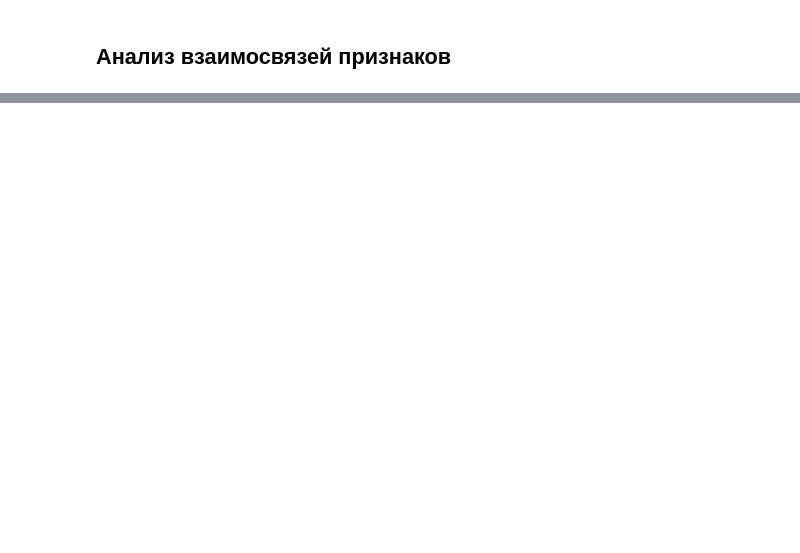
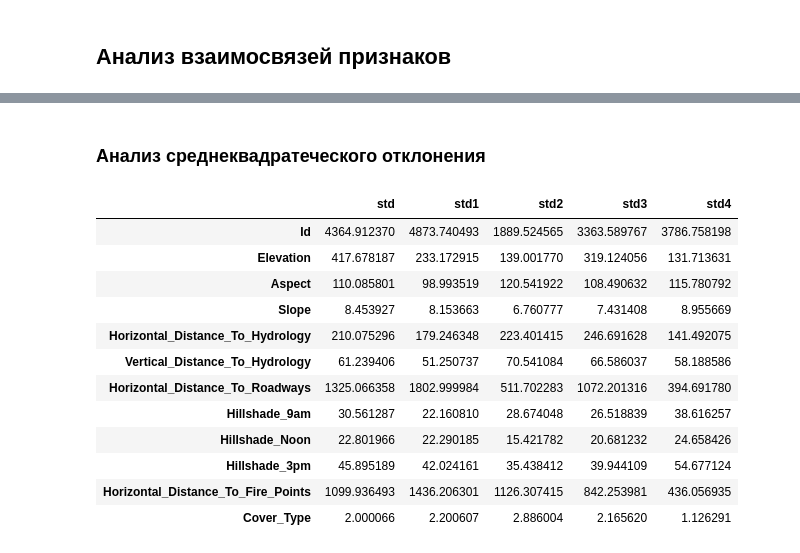
Before and after one commit to VitalyGladyshev/Math_Ess, a Jupyter notebook: Гладышев Forests проект.ipynb, the cells around one changed output, grey strips where cells are left out. Saved outputs shown, nothing was run; the diff lists cells and outputs as text; code cells hidden in the pictures; blank space fills up the shorter version.

```diff
--- a/Гладышев Forests проект.ipynb
+++ b/Гладышев Forests проект.ipynb
@@ -223,0 +146,2 @@ dtype: int64
+# %%
+X = feature_remover(X)
@@ -400,0 +362,23 @@ sns.boxplot(data=forest_4[["Horizontal_Distance_To_Hydrology", "Vertical_Distanc
+# %% [markdown]
+### Анализ среднеквадратеческого отклонения
+# %%
+stand_dev = pd.DataFrame({"std":  X.describe().loc['std'],
+                          "std1": forest_1.describe().loc['std'],
+                          "std2": forest_2.describe().loc['std'],
+                          "std3": forest_3.describe().loc['std'],
+                          "std4": forest_4.describe().loc['std']})
+stand_dev
+# %% [output]
+|  | std | std1 | std2 | std3 | std4 |
+| Id | 4364.912370 | 4873.740493 | 1889.524565 | 3363.589767 | 3786.758198 |
+| Elevation | 417.678187 | 233.172915 | 139.001770 | 319.124056 | 131.713631 |
+| Aspect | 110.085801 | 98.993519 | 120.541922 | 108.490632 | 115.780792 |
+| Slope | 8.453927 | 8.153663 | 6.760777 | 7.431408 | 8.955669 |
+| Horizontal_Distance_To_Hydrology | 210.075296 | 179.246348 | 223.401415 | 246.691628 | 141.492075 |
+| Vertical_Distance_To_Hydrology | 61.239406 | 51.250737 | 70.541084 | 66.586037 | 58.188586 |
+| Horizontal_Distance_To_Roadways | 1325.066358 | 1802.999984 | 511.702283 | 1072.201316 | 394.691780 |
+| Hillshade_9am | 30.561287 | 22.160810 | 28.674048 | 26.518839 | 38.616257 |
+| Hillshade_Noon | 22.801966 | 22.290185 | 15.421782 | 20.681232 | 24.658426 |
+| Hillshade_3pm | 45.895189 | 42.024161 | 35.438412 | 39.944109 | 54.677124 |
+| Horizontal_Distance_To_Fire_Points | 1099.936493 | 1436.206301 | 1126.307415 | 842.253981 | 436.056935 |
+| Cover_Type | 2.000066 | 2.200607 | 2.886004 | 2.165620 | 1.126291 |
```
Also changed, not shown: parts of 49 cells of this notebook.
